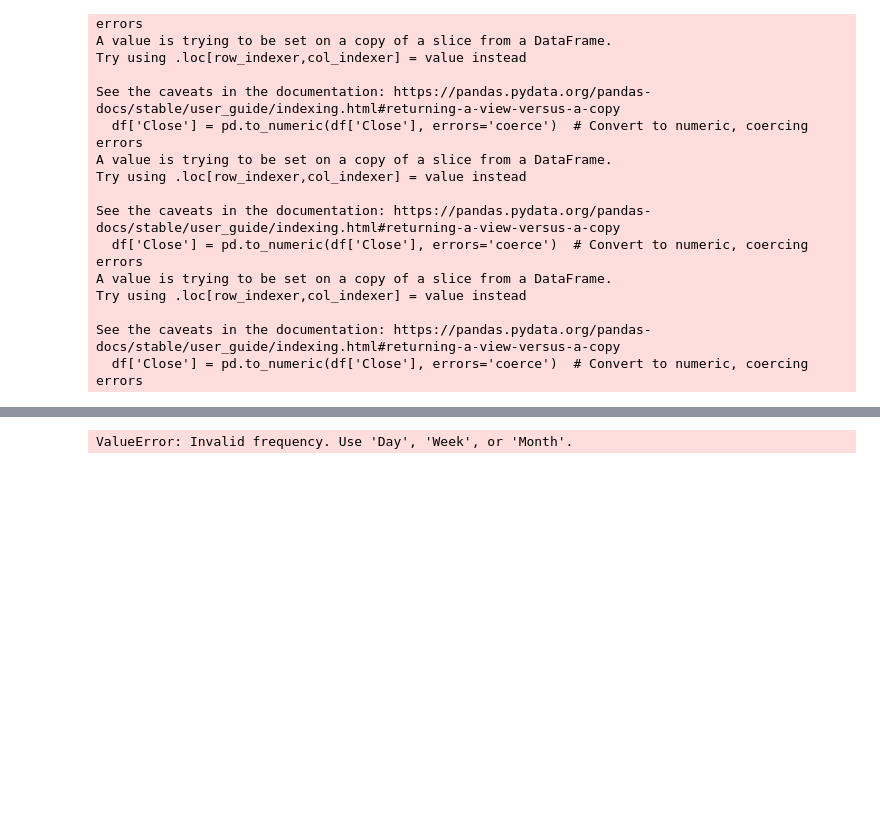
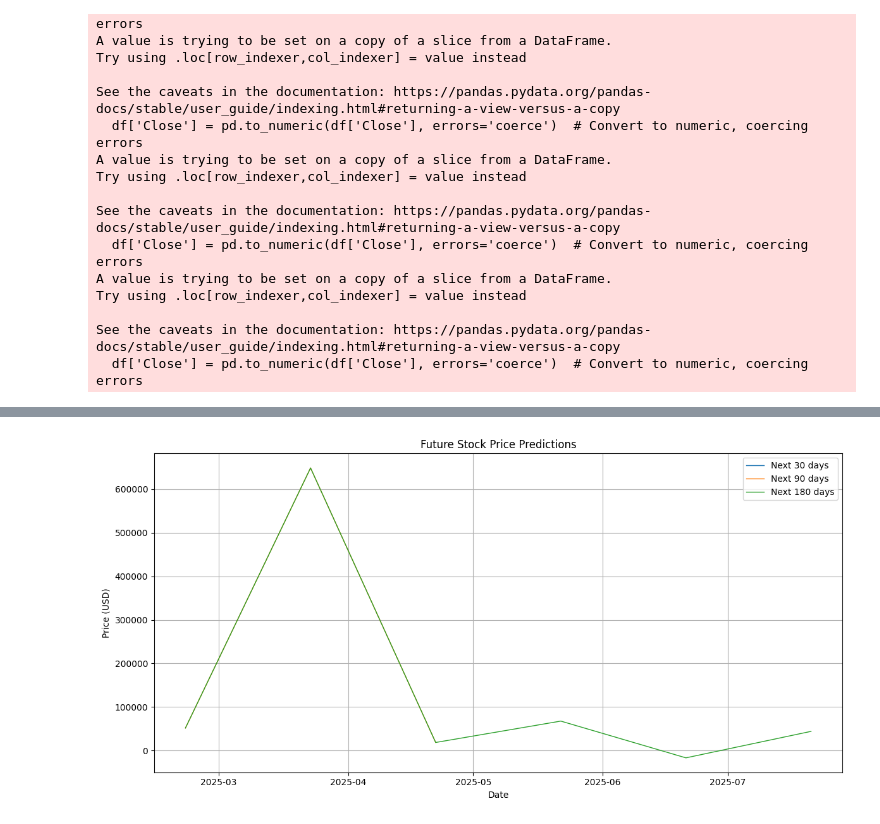
Before and after one commit to JoyChang10/Forkaia, a Jupyter notebook: task1000/stacked_lstm/stock_prediction.ipynb, the cells around one changed output, grey strips where cells are left out. Saved outputs shown, nothing was run; the diff lists cells and outputs as text; code cells hidden in the pictures; blank space fills up the shorter version.

```diff
--- a/task1000/stacked_lstm/stock_prediction.ipynb
+++ b/task1000/stacked_lstm/stock_prediction.ipynb
@@ -246,20 +263,20 @@ plot_predictions(tsla_y_test, tsla_y_predicted, tsla_scaler, tsla_test_dates, ti
 # %%
-intervals = [30, 180, 3650]  # Days for 1 month, 6 months, and 10 years
+intervals = [30, 90, 180]  # Days for 1 month, 3 month, 6 months
 
 # Prepare the last window of data
 window_size = 100
 tsla_last_window = tsla_df['Close'].iloc[-window_size:].values.reshape(1, window_size, 1)
 
 filtered_predictions, filtered_dates = predict_future_prices(
     model=tsla_model,
     stock_data=tsla_df,
     scaler=tsla_scaler,
     last_window=tsla_last_window,
     prediction_intervals=intervals,
     frequency='Month',  # Monthly predictions
 )
 # %% [output]
-ValueError: Invalid frequency. Use 'Day', 'Week', or 'Month'.
+[figure, added]
 # %%
 goog_y_test, goog_y_predicted, goog_scaler, goog_test_dates, goog_model = train_and_test_lstm(goog_df, epochs=10, window_size=100)
 # %% [output]
```
Also changed, not shown: parts of 14 cells of this notebook.
